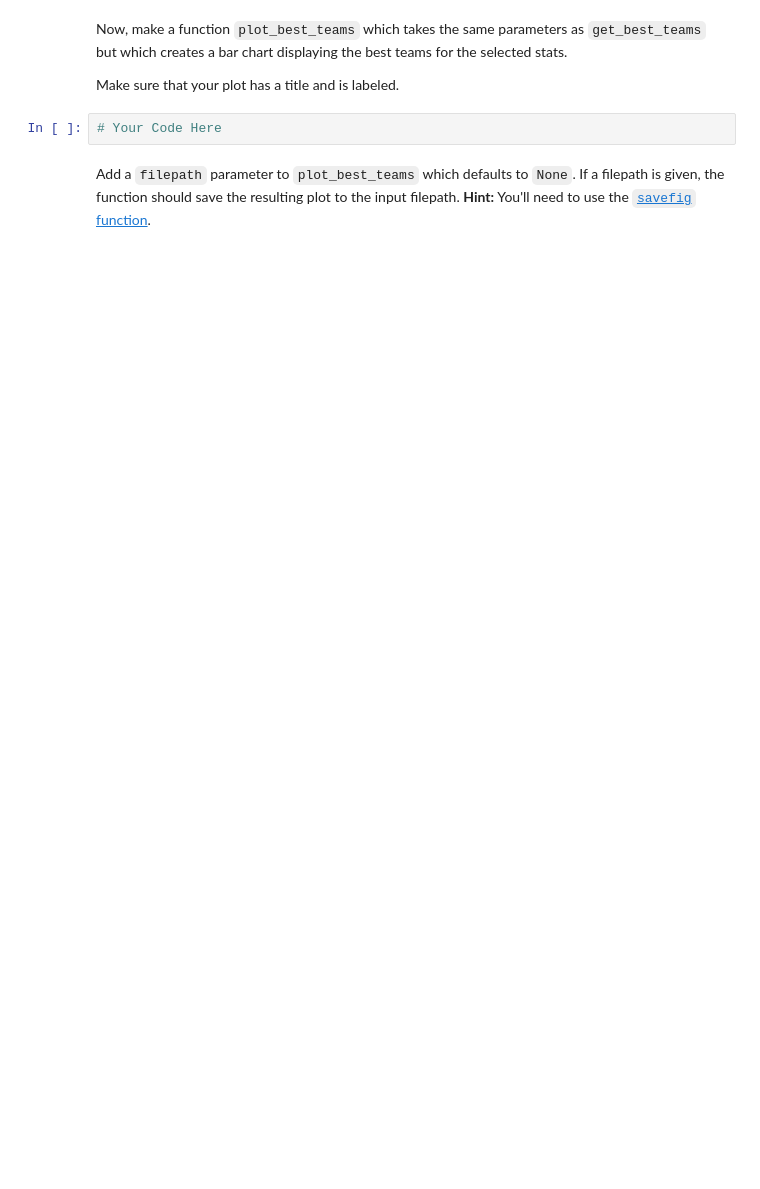
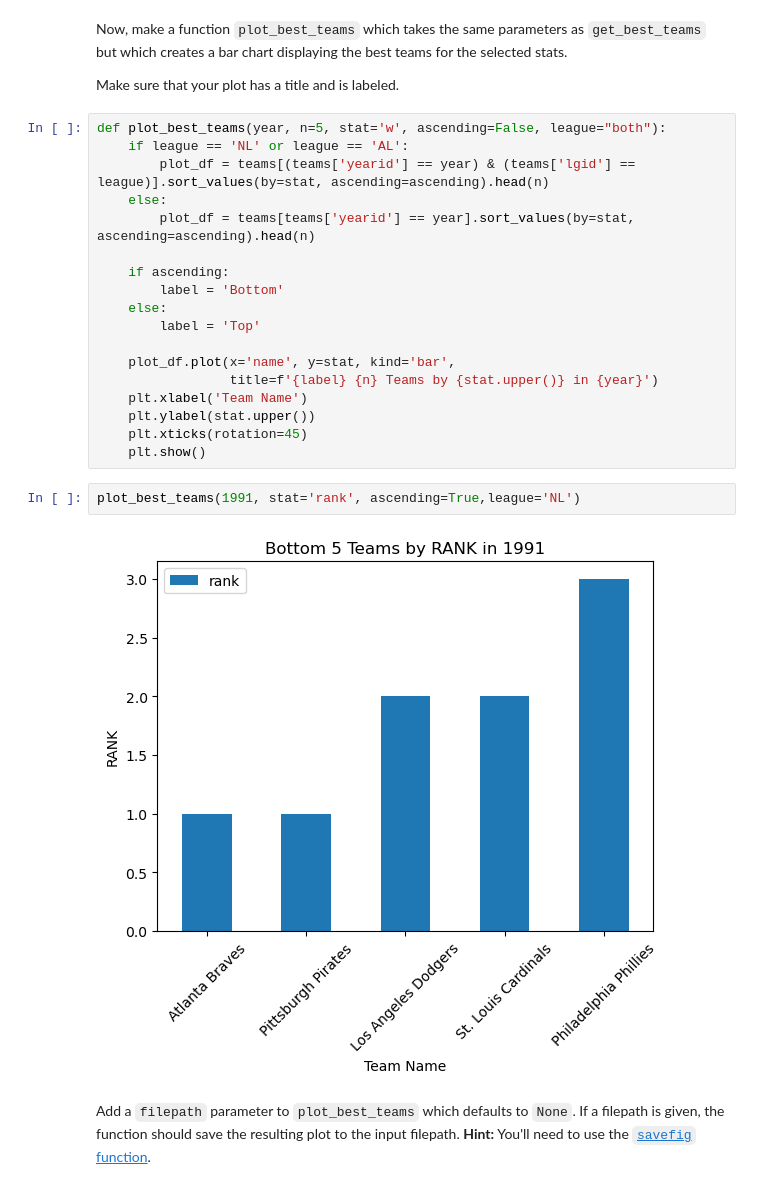
Before and after one commit to NSS-Data-Analytics-Cohort-11/loops-functions-practice-jessicabohannon, a Jupyter notebook: notebooks/Loops_and_Functions_Practice.ipynb, the cells around one changed output. Cells and saved outputs as stored; diff of their text form; blank space fills up the shorter version.

```diff
--- a/notebooks/Loops_and_Functions_Practice.ipynb
+++ b/notebooks/Loops_and_Functions_Practice.ipynb
@@ -242,8 +254,28 @@ Calling `get_best_teams(year=2014, n=3, league="AL", ascending = True)` should r
 Now, make a function `plot_best_teams` which takes the same parameters as `get_best_teams` but which creates a bar chart displaying the best teams for the selected stats.
 
 Make sure that your plot has a title and is labeled.
-# %%
-# Your Code Here
+# %%
+def plot_best_teams(year, n=5, stat='w', ascending=False, league="both"):
+    if league == 'NL' or league == 'AL':
+        plot_df = teams[(teams['yearid'] == year) & (teams['lgid'] == league)].sort_values(by=stat, ascending=ascending).head(n)
+    else:
+        plot_df = teams[teams['yearid'] == year].sort_values(by=stat, ascending=ascending).head(n)
+
+    if ascending:
+        label = 'Bottom'
+    else:
+        label = 'Top'
+
+    plot_df.plot(x='name', y=stat, kind='bar',
+                 title=f'{label} {n} Teams by {stat.upper()} in {year}')
+    plt.xlabel('Team Name')
+    plt.ylabel(stat.upper())
+    plt.xticks(rotation=45)
+    plt.show()
+# %%
+plot_best_teams(1991, stat='rank', ascending=True,league='NL')
+# %% [output]
+[figure, added]
 # %% [markdown]
 Add a `filepath` parameter to `plot_best_teams` which defaults to `None`. If a filepath is given, the function should save the resulting plot to the input filepath. **Hint:** You'll need to use the [`savefig` function](https://matplotlib.org/stable/api/_as_gen/matplotlib.pyplot.savefig.html).
 # %%
```
Also changed, not shown: parts of 17 cells of this notebook, 11 other files.
